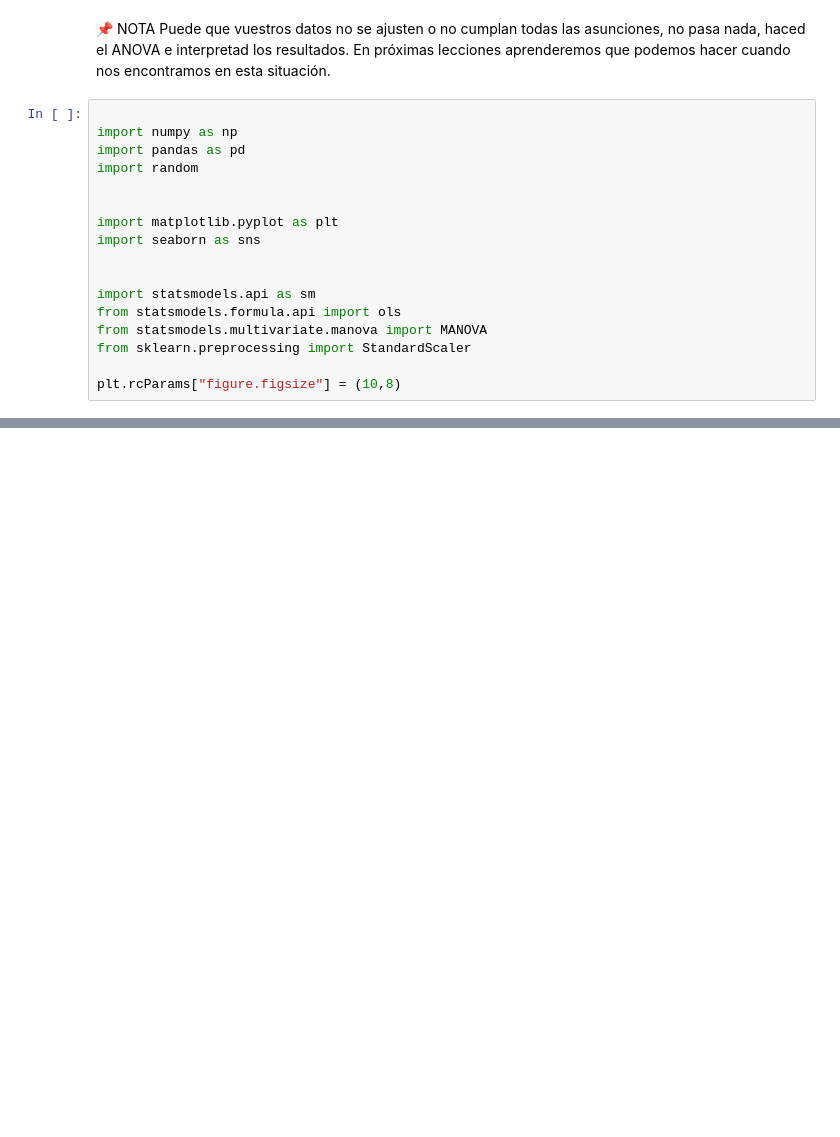
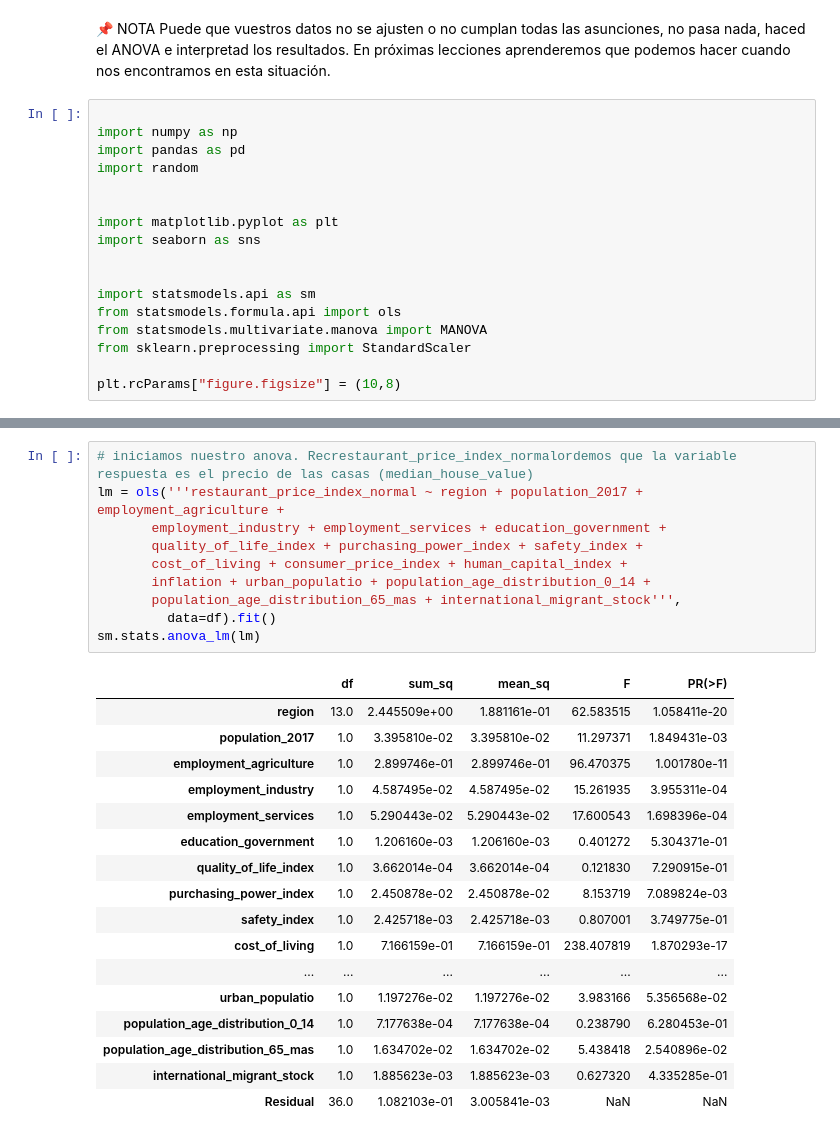
Before and after one commit to Adalab/promo-d-da-modulo3-sprint1-laura-maitane, a Jupyter notebook: regresion-lineal/reg-lin-7-ANOVA.ipynb, the cells around one changed output, grey strips where cells are left out. Cells and saved outputs as stored; diff of their text form; blank space fills up the shorter version.

```diff
--- a/regresion-lineal/reg-lin-7-ANOVA.ipynb
+++ b/regresion-lineal/reg-lin-7-ANOVA.ipynb
@@ -26,0 +76,28 @@ plt.rcParams["figure.figsize"] = (10,8)
+# %%
+# iniciamos nuestro anova. Recrestaurant_price_index_normalordemos que la variable respuesta es el precio de las casas (median_house_value)
+lm = ols('''restaurant_price_index_normal ~ region + population_2017 + employment_agriculture +
+       employment_industry + employment_services + education_government +
+       quality_of_life_index + purchasing_power_index + safety_index +
+       cost_of_living + consumer_price_index + human_capital_index +
+       inflation + urban_populatio + population_age_distribution_0_14 +
+       population_age_distribution_65_mas + international_migrant_stock''',
+         data=df).fit()
+sm.stats.anova_lm(lm)
+# %% [output]
+|  | df | sum_sq | mean_sq | F | PR(>F) |
+| region | 13.0 | 2.445509e+00 | 1.881161e-01 | 62.583515 | 1.058411e-20 |
+| population_2017 | 1.0 | 3.395810e-02 | 3.395810e-02 | 11.297371 | 1.849431e-03 |
+| employment_agriculture | 1.0 | 2.899746e-01 | 2.899746e-01 | 96.470375 | 1.001780e-11 |
+| employment_industry | 1.0 | 4.587495e-02 | 4.587495e-02 | 15.261935 | 3.955311e-04 |
+| employment_services | 1.0 | 5.290443e-02 | 5.290443e-02 | 17.600543 | 1.698396e-04 |
+| education_government | 1.0 | 1.206160e-03 | 1.206160e-03 | 0.401272 | 5.304371e-01 |
+| quality_of_life_index | 1.0 | 3.662014e-04 | 3.662014e-04 | 0.121830 | 7.290915e-01 |
+| purchasing_power_index | 1.0 | 2.450878e-02 | 2.450878e-02 | 8.153719 | 7.089824e-03 |
+| safety_index | 1.0 | 2.425718e-03 | 2.425718e-03 | 0.807001 | 3.749775e-01 |
+| cost_of_living | 1.0 | 7.166159e-01 | 7.166159e-01 | 238.407819 | 1.870293e-17 |
+| ... | ... | ... | ... | ... | ... |
+| urban_populatio | 1.0 | 1.197276e-02 | 1.197276e-02 | 3.983166 | 5.356568e-02 |
+| population_age_distribution_0_14 | 1.0 | 7.177638e-04 | 7.177638e-04 | 0.238790 | 6.280453e-01 |
+| population_age_distribution_65_mas | 1.0 | 1.634702e-02 | 1.634702e-02 | 5.438418 | 2.540896e-02 |
+| international_migrant_stock | 1.0 | 1.885623e-03 | 1.885623e-03 | 0.627320 | 4.335285e-01 |
+| Residual | 36.0 | 1.082103e-01 | 3.005841e-03 | NaN | NaN |
```
Also changed, not shown: parts of 6 cells of this notebook, 2 other files.
